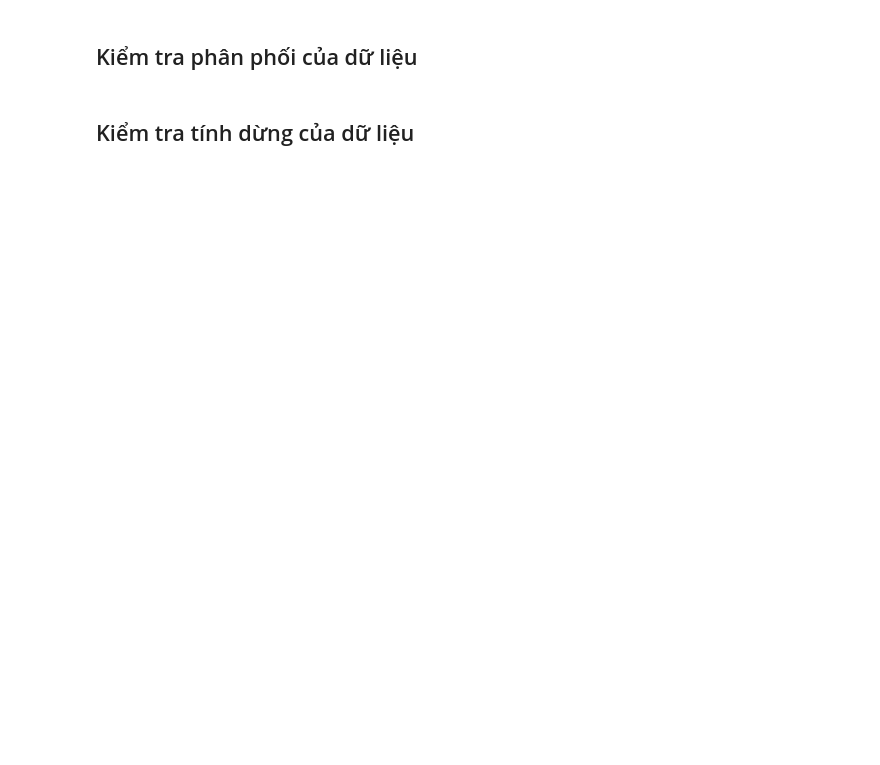
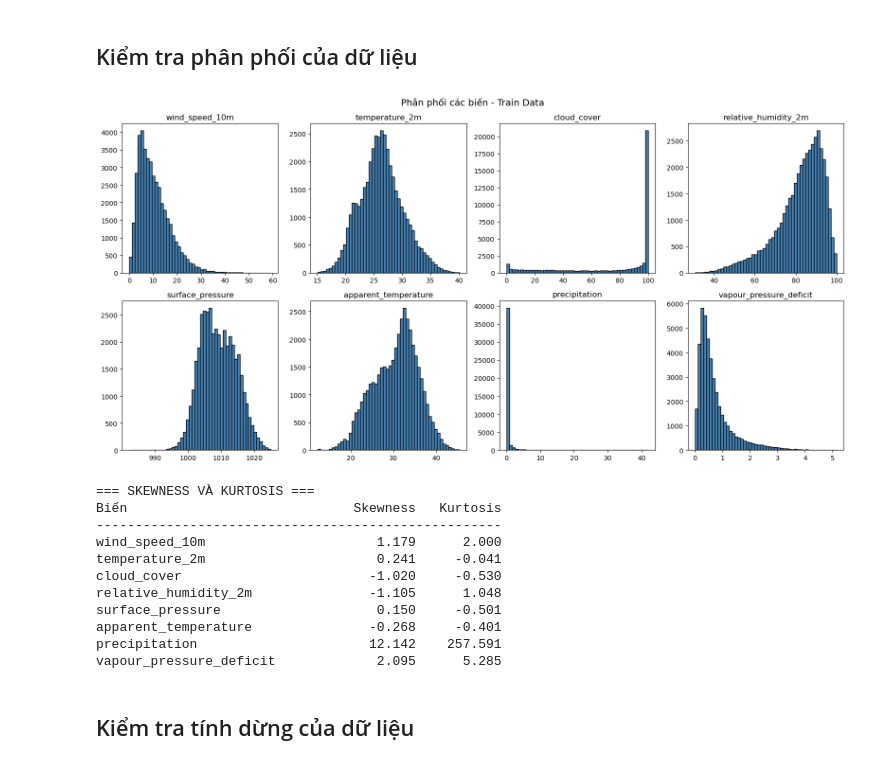
Before and after one commit to meowmeow-uwu/temperature-predictation, a Jupyter notebook: 3_training.ipynb, the cells around one changed output. Drawn from its saved outputs; the diff is of its cells as text; code cells hidden in the pictures; blank space fills up the shorter version.

```diff
--- a/3_training.ipynb
+++ b/3_training.ipynb
@@ -40,4 +141,41 @@ Nhờ việc thiết lập tần suất (asfreq) ở bước làm sạch, việc
 # %% [markdown]
 ## Kiểm tra phân phối của dữ liệu
+# %%
+fig, axes = plt.subplots(2, 4, figsize=(16, 8))
+axes = axes.flatten()
+
+numeric_cols = [col for col in train_df.columns if col != 'time']
+
+for i, col in enumerate(numeric_cols):
+    axes[i].hist(train_df[col], bins=50,
+                 edgecolor='black', color='steelblue')
+    axes[i].set_title(col)
+    axes[i].set_xlabel('')
+
+plt.suptitle('Phân phối các biến - Train Data', fontsize=14)
+plt.tight_layout()
+plt.show()
+
+# Skewness và Kurtosis
+print("=== SKEWNESS VÀ KURTOSIS ===")
+print(f"{'Biến':<30} {'Skewness':>10} {'Kurtosis':>10}")
+print("-" * 52)
+for col in numeric_cols:
+    skew = train_df[col].skew()
+    kurt = train_df[col].kurt()
+    print(f"{col:<30} {skew:>10.3f} {kurt:>10.3f}")
+# %% [output]
+[figure, added]
+=== SKEWNESS VÀ KURTOSIS ===
+Biến                             Skewness   Kurtosis
+----------------------------------------------------
+wind_speed_10m                      1.179      2.000
+temperature_2m                      0.241     -0.041
+cloud_cover                        -1.020     -0.530
+relative_humidity_2m               -1.105      1.048
+surface_pressure                    0.150     -0.501
+apparent_temperature               -0.268     -0.401
+precipitation                      12.142    257.591
+vapour_pressure_deficit             2.095      5.285
 # %% [markdown]
 ## Kiểm tra tính dừng của dữ liệu
```
Also changed, not shown: parts of 33 cells of this notebook.
